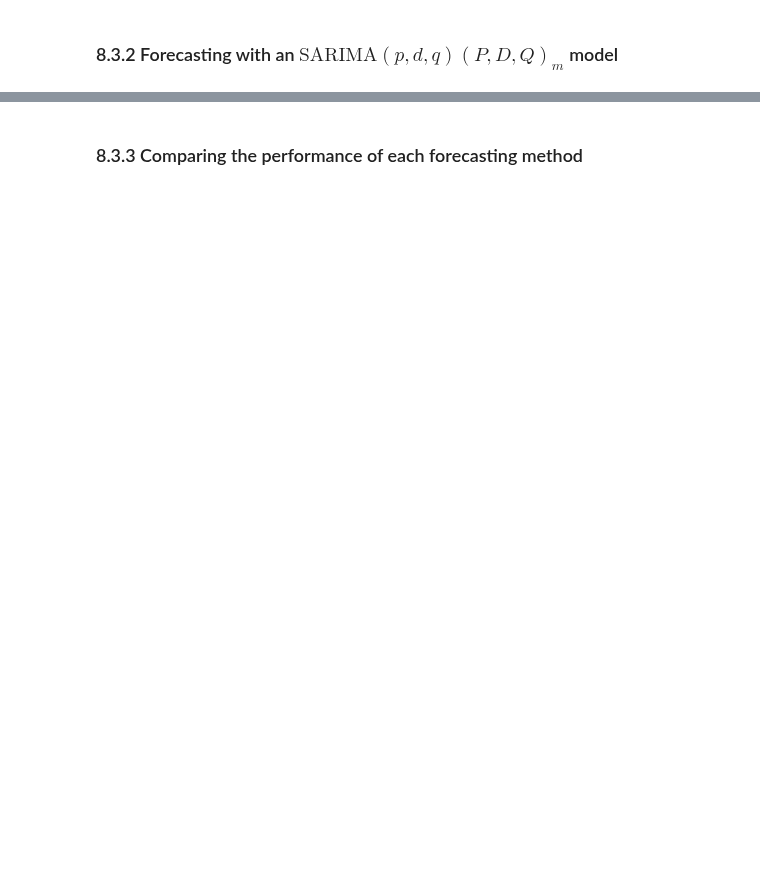
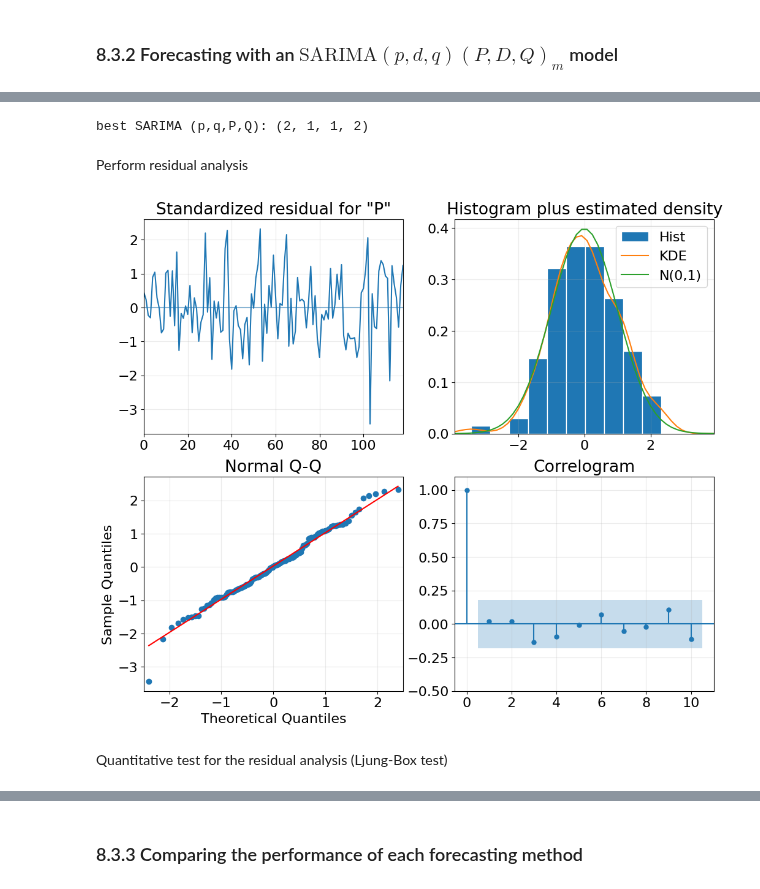
Before and after one commit to LugoBlogger/SI-201-542-forecasting-technique, a Jupyter notebook: week-09.ipynb, the cells around one changed output, grey strips where cells are left out. Saved outputs shown, nothing was run; the diff lists cells and outputs as text; code cells hidden in the pictures; blank space fills up the shorter version.

```diff
--- a/week-09.ipynb
+++ b/week-09.ipynb
@@ -405,0 +533,13 @@ Seasonl first-order differencing
+# %%
+p_space = range(0, 4, 1)
+q_space = range(0, 4, 1)
+P_space = range(0, 4, 1)
+Q_space = range(0, 4, 1)
+
+d = 1
+D = 1   # set D = 0, because we are working with ARIMA(p,d,q)
+m = 12
+
+sarima_order_list = list(itertls.product(p_space, q_space, P_space, Q_space))
+print(f"num. of possible paramters setting: {len(sarima_order_list)}")
+sarima_order_list
@@ -405,0 +569,5 @@ Seasonl first-order differencing
+# %%
+df_train = df_passenger[:-12]    # 12 months of the last year
+df_test = df_passenger[-12:]
+
+print(f"(len(df_train), len(df_test)): {len(df_train), len(df_test)}")
@@ -405,0 +620,29 @@ Seasonl first-order differencing
+# %%
+best_pqPQ = reload_sarima_result_df["(p,q,P,Q)"].iloc[0]
+best_sarima_p, best_sarima_q, best_sarima_P, best_sarima_Q \
+  = tuple(map(int, best_pqPQ.strip("()").split(", ")))
+print(f"best SARIMA (p,q,P,Q): {(best_sarima_p, best_sarima_q, best_sarima_P, best_sarima_Q)}")
+# %% [output]
+best SARIMA (p,q,P,Q): (2, 1, 1, 2)
+# %% [markdown]
+Perform residual analysis
+# %%
+model_sarima_best = SARIMAX(df_train["Passengers"], order=(best_sarima_p, d, best_sarima_q),
+                            seasonal_order=(best_sarima_P, D, best_sarima_Q, m),
+                            simple_differencing=False)
+model_sarima_best_fit = model_sarima_best.fit(disp=False)
+# %%
+fig = model_sarima_best_fit.plot_diagnostics(figsize=(12, 10))
+
+# get all axes
+axs = fig.get_axes()
+for ax in axs:
+  ax.grid("on")
+
+# set y-lim for correlogram plot
+axs[3].set_ylim([-0.5, 1.1])
+plt.show(fig)
+# %% [output]
+[figure, added]
+# %% [markdown]
+Quantitative test for the residual analysis (Ljung-Box test)
```
Also changed, not shown: parts of 51 cells of this notebook, 5 other files.
